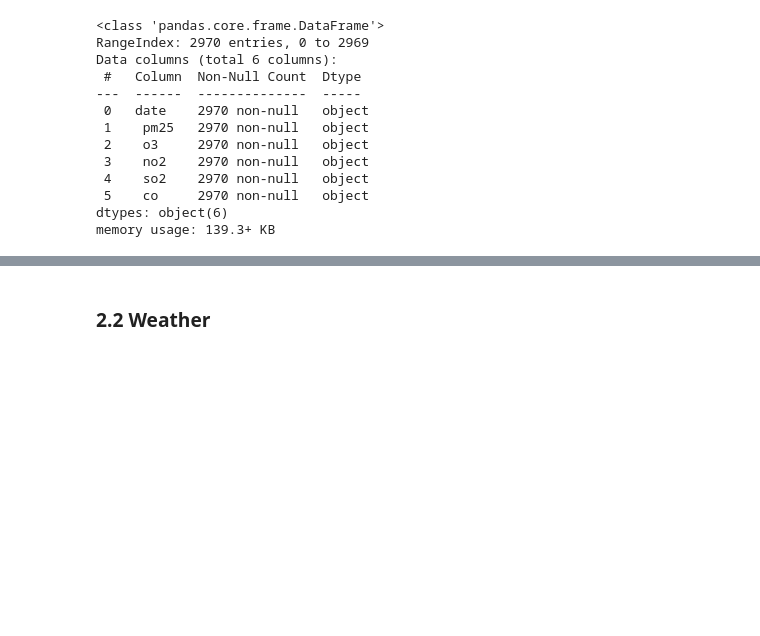
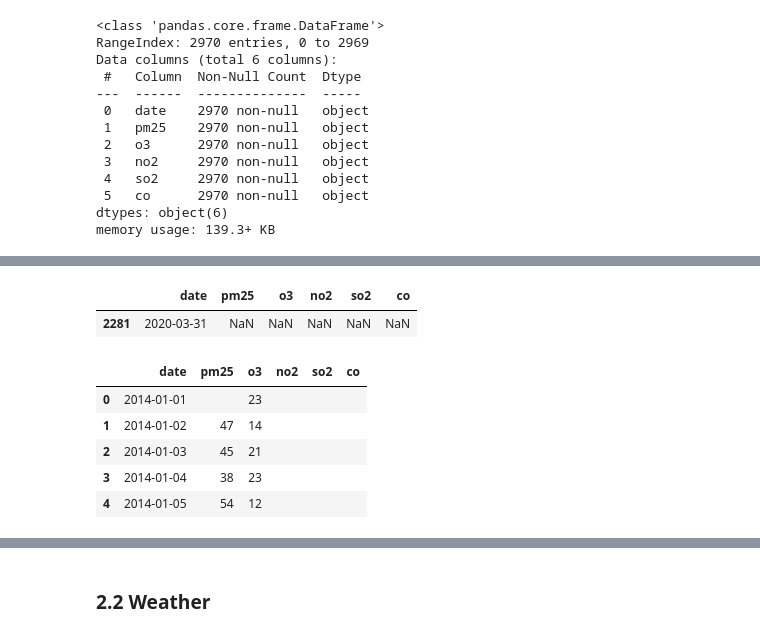
Before and after one commit to hangulde/Springboard, a Jupyter notebook: Capstone 2/Capstone 2. Boston Air Quality.ipynb, the cells around one changed output, grey strips where cells are left out. Drawn from its saved outputs; the diff is of its cells as text; code cells hidden in the pictures; blank space fills up the shorter version.

```diff
--- a/Capstone 2/Capstone 2. Boston Air Quality.ipynb
+++ b/Capstone 2/Capstone 2. Boston Air Quality.ipynb
@@ -57,2 +65,4 @@ air_quality.describe()
-# %%
-air_quality['date'] = pd.to_datetime(air_quality['date'])
+# %%
+air_quality['date'] = pd.to_datetime(air_quality['date'], format="%Y-%m-%d")
+air_quality.info()
+#Question 1: Do I have to change the types of parameters. pd.to_numeric() doesn't work.
@@ -58,0 +89,6 @@ air_quality['date'] = pd.to_datetime(air_quality['date'])
+# %%
+#I decided to create a df for all dates from 2014-01-01 to 2022-02-28
+start = datetime.datetime.strptime("2014-01-01", "%Y-%m-%d")
+end = datetime.datetime.strptime("2022-03-01", "%Y-%m-%d")
+date_df = pd.DataFrame({'date':[start + datetime.timedelta(days=x) for x in range(0, (end-start).days)]})
+date_df
@@ -58,0 +109,18 @@ air_quality['date'] = pd.to_datetime(air_quality['date'])
+# %%
+#I merge two dfs.
+air_quality_2 = pd.merge(date_df, air_quality, how='left', on='date')
+#check the same date. It is on df now and values are NaN
+air_quality_2[air_quality_2.date == '2020-03-31']
+# %% [output]
+|  | date | pm25 | o3 | no2 | so2 | co |
+| 2281 | 2020-03-31 | NaN | NaN | NaN | NaN | NaN |
+# %%
+air_quality_2.head()
+#there are some space cells.
+# %% [output]
+|  | date | pm25 | o3 | no2 | so2 | co |
+| 0 | 2014-01-01 |  | 23 |  |  |  |
+| 1 | 2014-01-02 | 47 | 14 |  |  |  |
+| 2 | 2014-01-03 | 45 | 21 |  |  |  |
+| 3 | 2014-01-04 | 38 | 23 |  |  |  |
+| 4 | 2014-01-05 | 54 | 12 |  |  |  |
```
Also changed, not shown: parts of 18 cells of this notebook.
